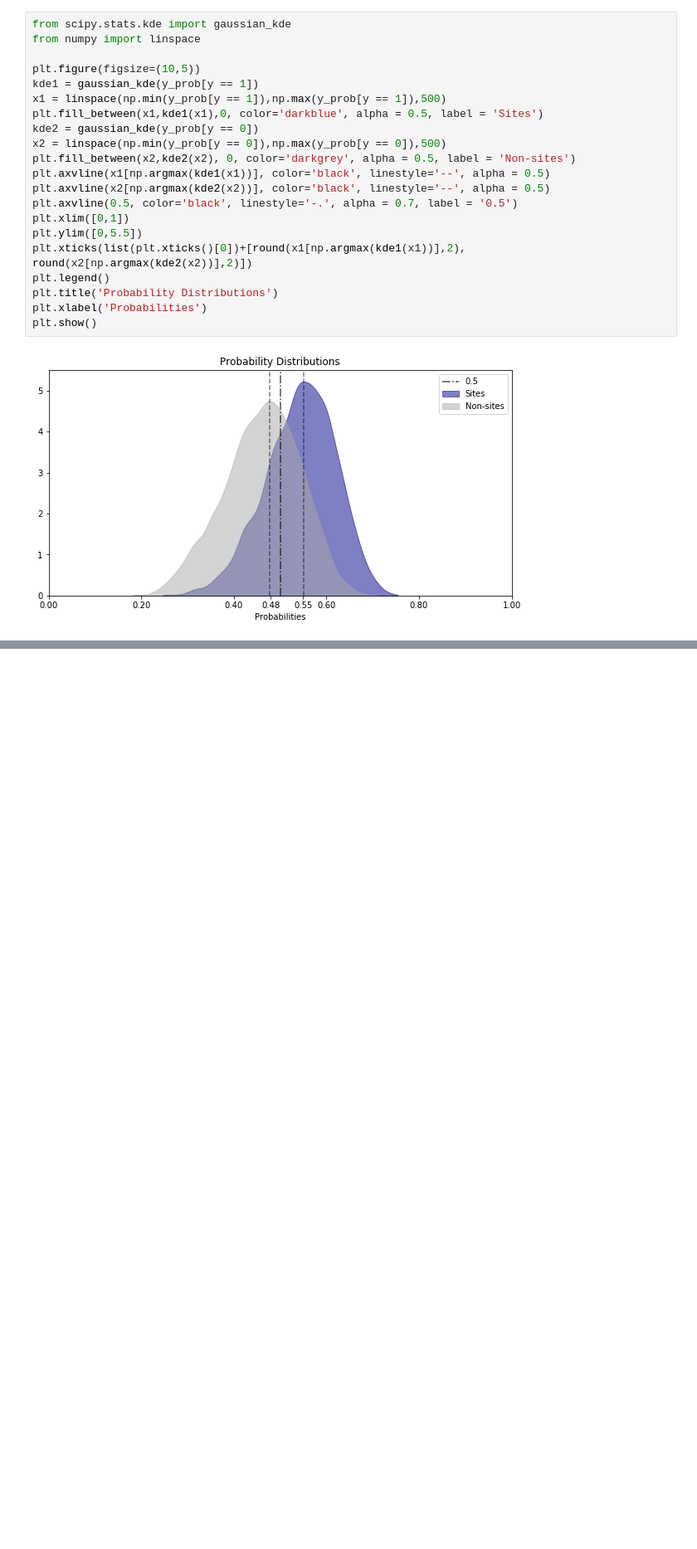
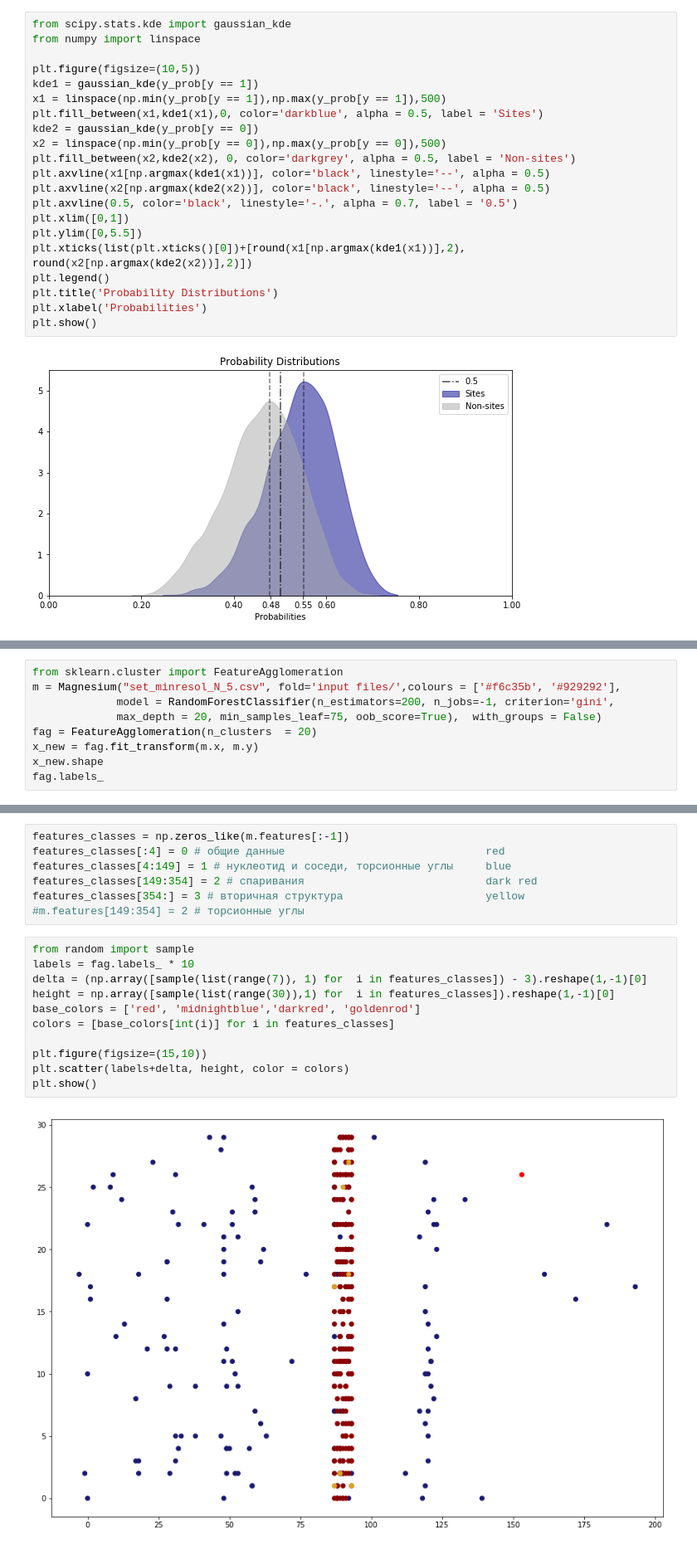
Before and after one commit to PollyTikhonova/coursework, a Jupyter notebook: Find ratio & treshold.ipynb, the cells around one changed output, grey strips where cells are left out. Shown: that part at 83% size. Drawn from its saved outputs; the diff is of its cells as text; blank space fills up the shorter version.

Commit message:
feature_clustering

```diff
--- a/Find ratio & treshold.ipynb
+++ b/Find ratio & treshold.ipynb
@@ -202,0 +205,9 @@ plt.show()
+# %%
+from sklearn.cluster import FeatureAgglomeration
+m = Magnesium("set_minresol_N_5.csv", fold='input files/',colours = ['#f6c35b', '#929292'],
+             model = RandomForestClassifier(n_estimators=200, n_jobs=-1, criterion='gini',
+             max_depth = 20, min_samples_leaf=75, oob_score=True),  with_groups = False)
+fag = FeatureAgglomeration(n_clusters  = 20)
+x_new = fag.fit_transform(m.x, m.y)
+x_new.shape
+fag.labels_
@@ -202,0 +232,20 @@ plt.show()
+# %%
+features_classes = np.zeros_like(m.features[:-1])
+features_classes[:4] = 0 # общие данные                               red
+features_classes[4:149] = 1 # нуклеотид и соседи, торсионные углы     blue
+features_classes[149:354] = 2 # спаривания                            dark red
+features_classes[354:] = 3 # вторичная структура                      yellow
+#m.features[149:354] = 2 # торсионные углы
+# %%
+from random import sample
+labels = fag.labels_ * 10
+delta = (np.array([sample(list(range(7)), 1) for  i in features_classes]) - 3).reshape(1,-1)[0]
+height = np.array([sample(list(range(30)),1) for  i in features_classes]).reshape(1,-1)[0]
+base_colors = ['red', 'midnightblue','darkred', 'goldenrod']
+colors = [base_colors[int(i)] for i in features_classes]
+
+plt.figure(figsize=(15,10))
+plt.scatter(labels+delta, height, color = colors)
+plt.show()
+# %% [output]
+[figure, added]
```
Also changed, not shown: parts of 3 cells of this notebook.
